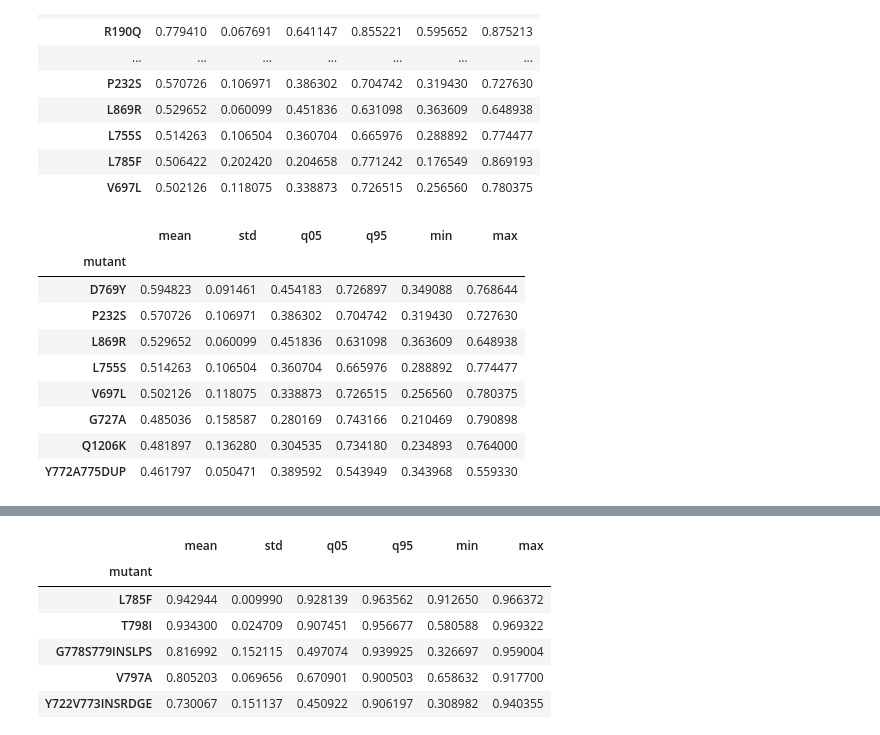
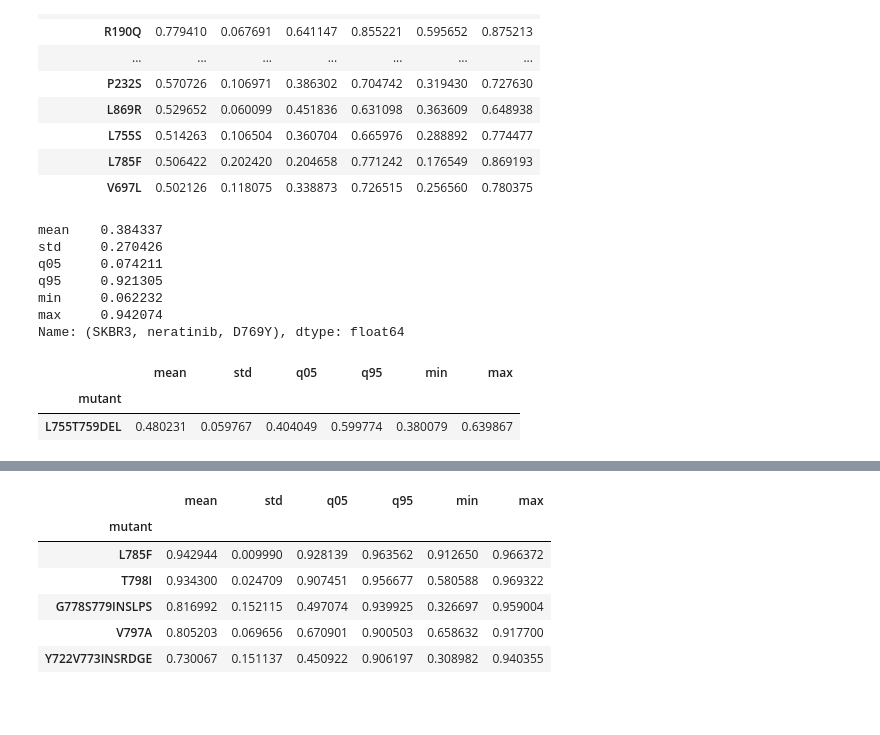
Before and after one commit to nathanieljevans/live_cell_reporter_imaging, a Jupyter notebook: sensitivity_analysis.ipynb, the cells around one changed output, grey strips where cells are left out. Drawn from its saved outputs; the diff is of its cells as text; code cells hidden in the pictures; blank space fills up the shorter version.

```diff
--- a/sensitivity_analysis.ipynb
+++ b/sensitivity_analysis.ipynb
@@ -177,16 +277,20 @@ df.loc[('EFM192A', 'neratinib')].sort_values('mean', ascending=False)[lambda x:
 | L755S | 0.514263 | 0.106504 | 0.360704 | 0.665976 | 0.288892 | 0.774477 |
 | L785F | 0.506422 | 0.202420 | 0.204658 | 0.771242 | 0.176549 | 0.869193 |
 | V697L | 0.502126 | 0.118075 | 0.338873 | 0.726515 | 0.256560 | 0.780375 |
+# %%
+df.loc[('SKBR3', 'neratinib', 'D769Y')]
+# %% [output]
+mean    0.384337
+std     0.270426
+q05     0.074211
+q95     0.921305
+min     0.062232
+max     0.942074
+Name: (SKBR3, neratinib, D769Y), dtype: float64
 # %%
-df.loc[('EFM192A', 'neratinib')][lambda x: ((x.q05 > 0.25) & (x.q95 < 0.75))]
+# searching for variants that behave very differently from sensitive and resistant classes -
+df.loc[('SKBR3', 'neratinib')][lambda x: ((x.q05 > 0.25) & (x.q95 < 0.75))]
 # %% [output]
 |  | mean | std | q05 | q95 | min | max |
 | mutant |  |  |  |  |  |  |
-| D769Y | 0.594823 | 0.091461 | 0.454183 | 0.726897 | 0.349088 | 0.768644 |
-| P232S | 0.570726 | 0.106971 | 0.386302 | 0.704742 | 0.319430 | 0.727630 |
-| L869R | 0.529652 | 0.060099 | 0.451836 | 0.631098 | 0.363609 | 0.648938 |
-| L755S | 0.514263 | 0.106504 | 0.360704 | 0.665976 | 0.288892 | 0.774477 |
-| V697L | 0.502126 | 0.118075 | 0.338873 | 0.726515 | 0.256560 | 0.780375 |
-| G727A | 0.485036 | 0.158587 | 0.280169 | 0.743166 | 0.210469 | 0.790898 |
-| Q1206K | 0.481897 | 0.136280 | 0.304535 | 0.734180 | 0.234893 | 0.764000 |
-| Y772A775DUP | 0.461797 | 0.050471 | 0.389592 | 0.543949 | 0.343968 | 0.559330 |
+| L755T759DEL | 0.480231 | 0.059767 | 0.404049 | 0.599774 | 0.380079 | 0.639867 |
```
Also changed, not shown: parts of 12 cells of this notebook, 3 other files.
